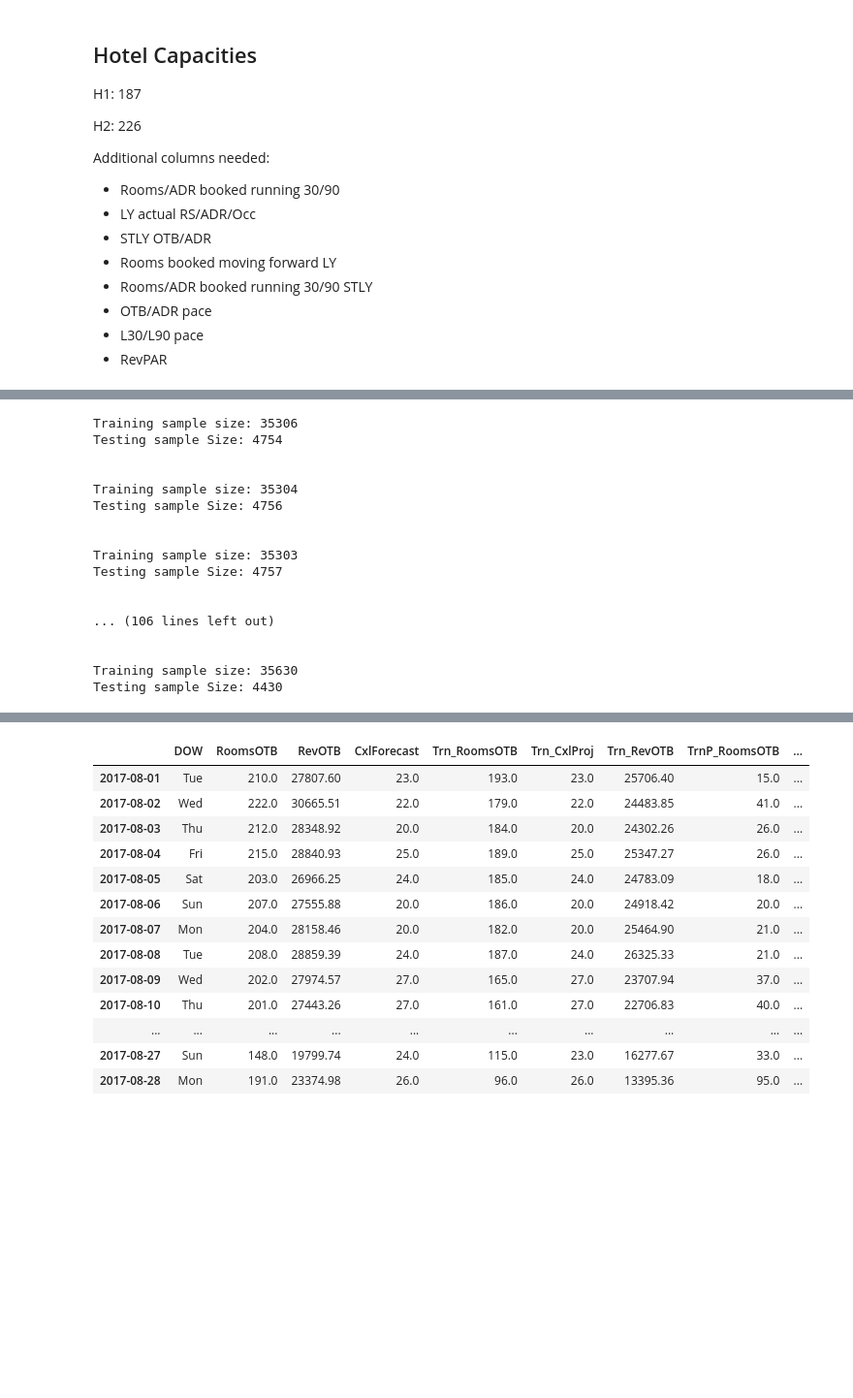
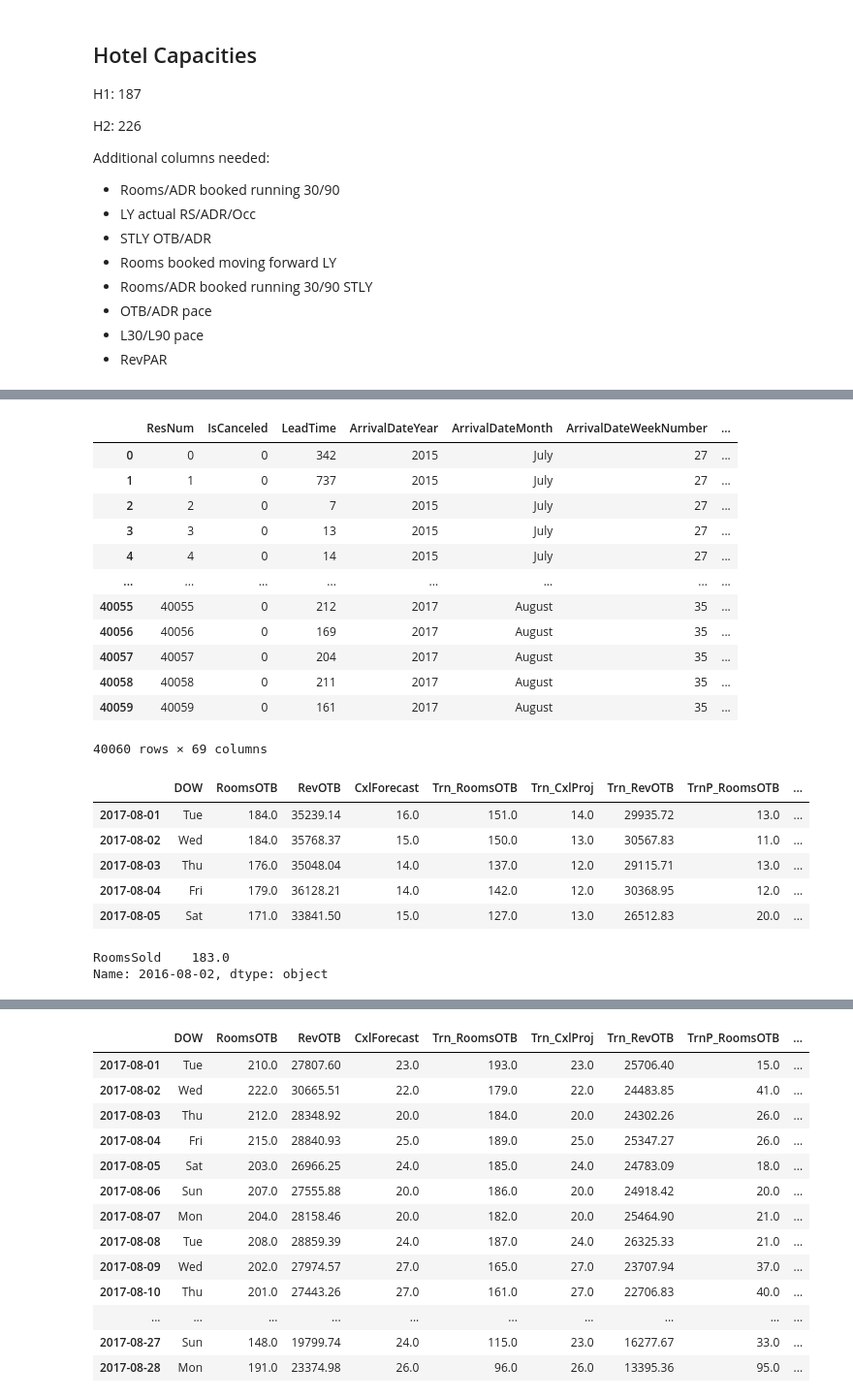
Before and after one commit to edubu2/hotel-revman-system, a Jupyter notebook: code/setup_simulation.ipynb, the cells around one changed output, grey strips where cells are left out. Shown at 97% size. Drawn from its saved outputs; the diff is of its cells as text; code cells hidden in the pictures; blank space fills up the shorter version.

```diff
--- a/code/setup_simulation.ipynb
+++ b/code/setup_simulation.ipynb
@@ -36,26 +52,37 @@ h2_dbd = pd.read_pickle("pickle/h2_dbd.pick")
+# %%
+h1_res
+# %% [output]
+|  | ResNum | IsCanceled | LeadTime | ArrivalDateYear | ArrivalDateMonth | ArrivalDateWeekNumber | ... |
+| 0 | 0 | 0 | 342 | 2015 | July | 27 | ... |
+| 1 | 1 | 0 | 737 | 2015 | July | 27 | ... |
+| 2 | 2 | 0 | 7 | 2015 | July | 27 | ... |
+| 3 | 3 | 0 | 13 | 2015 | July | 27 | ... |
+| 4 | 4 | 0 | 14 | 2015 | July | 27 | ... |
+| ... | ... | ... | ... | ... | ... | ... | ... |
+| 40055 | 40055 | 0 | 212 | 2017 | August | 35 | ... |
+| 40056 | 40056 | 0 | 169 | 2017 | August | 35 | ... |
+| 40057 | 40057 | 0 | 204 | 2017 | August | 35 | ... |
+| 40058 | 40058 | 0 | 211 | 2017 | August | 35 | ... |
+| 40059 | 40059 | 0 | 161 | 2017 | August | 35 | ... |
+40060 rows × 69 columns
 # %%
 h1_futures = pd.read_pickle("pickle/h1_future_res.pick")
 h2_futures = pd.read_pickle("pickle/h2_future_res.pick")
 # %%
 h1_sim = generate_simulation(h1_futures, h1_dbd, "2017-08-01", 1, h1_res)
+h1_sim.head(5)
 # %% [output]
-Training sample size: 35306
-Testing sample Size: 4754
-
-
-Training sample size: 35304
-Testing sample Size: 4756
-
-
-Training sample size: 35303
-Testing sample Size: 4757
-
-
-... (106 lines left out)
-
-
-Training sample size: 35630
-Testing sample Size: 4430
+|  | DOW | RoomsOTB | RevOTB | CxlForecast | Trn_RoomsOTB | Trn_CxlProj | Trn_RevOTB | TrnP_RoomsOTB | ... |
+| 2017-08-01 | Tue | 184.0 | 35239.14 | 16.0 | 151.0 | 14.0 | 29935.72 | 13.0 | ... |
+| 2017-08-02 | Wed | 184.0 | 35768.37 | 15.0 | 150.0 | 13.0 | 30567.83 | 11.0 | ... |
+| 2017-08-03 | Thu | 176.0 | 35048.04 | 14.0 | 137.0 | 12.0 | 29115.71 | 13.0 | ... |
+| 2017-08-04 | Fri | 179.0 | 36128.21 | 14.0 | 142.0 | 12.0 | 30368.95 | 12.0 | ... |
+| 2017-08-05 | Sat | 171.0 | 33841.50 | 15.0 | 127.0 | 13.0 | 26512.83 | 20.0 | ... |
+# %%
+h1_dbd.loc['2016-08-02', ["RoomsSold"]]
+# %% [output]
+RoomsSold    183.0
+Name: 2016-08-02, dtype: object
 # %%
 # h1_sim.to_pickle("pickle/h1_sim.pick")
 # h1_sim.to_csv("pickle/h1_sim.csv")
```
Also changed, not shown: parts of 3 cells of this notebook, 2 other files.
